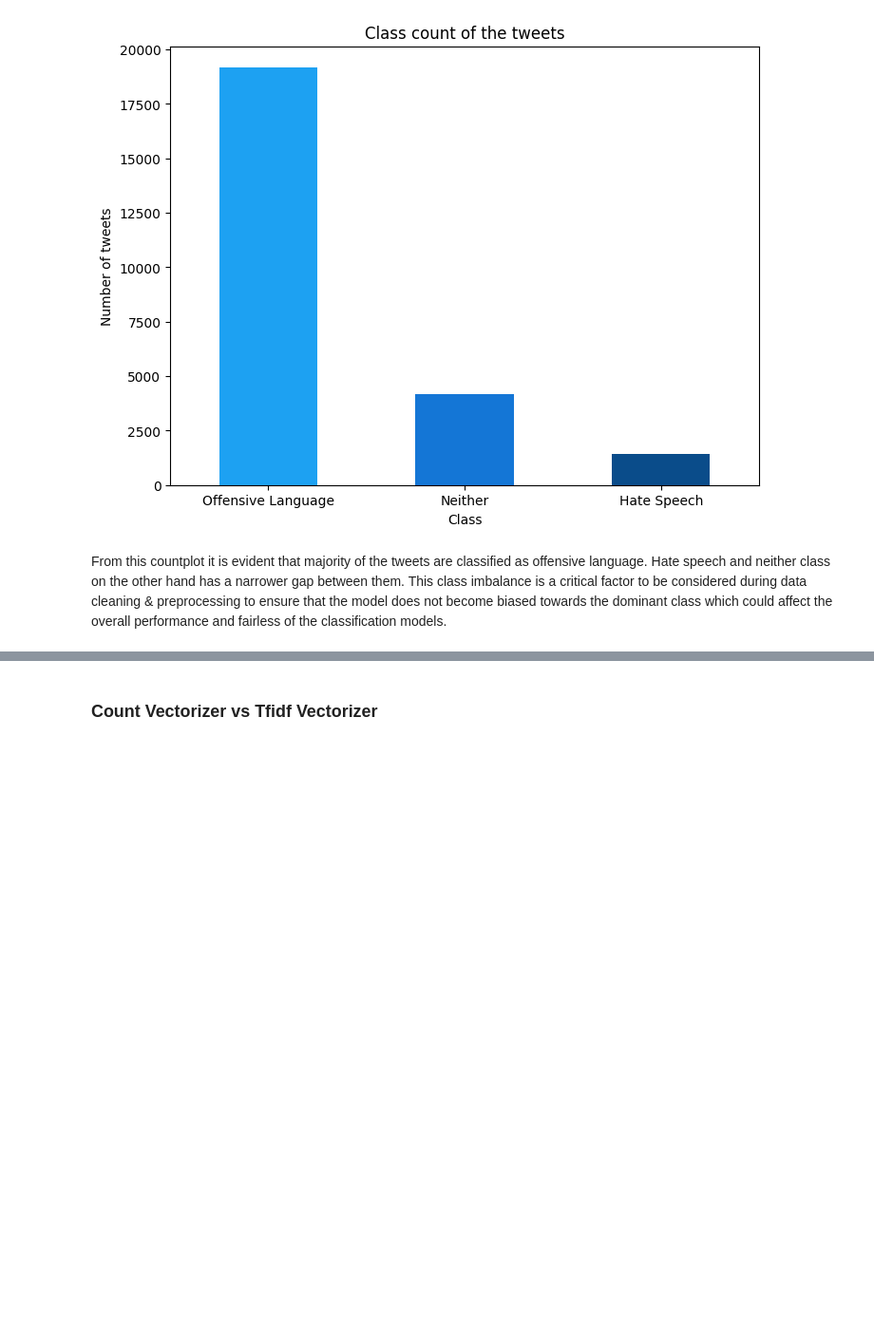
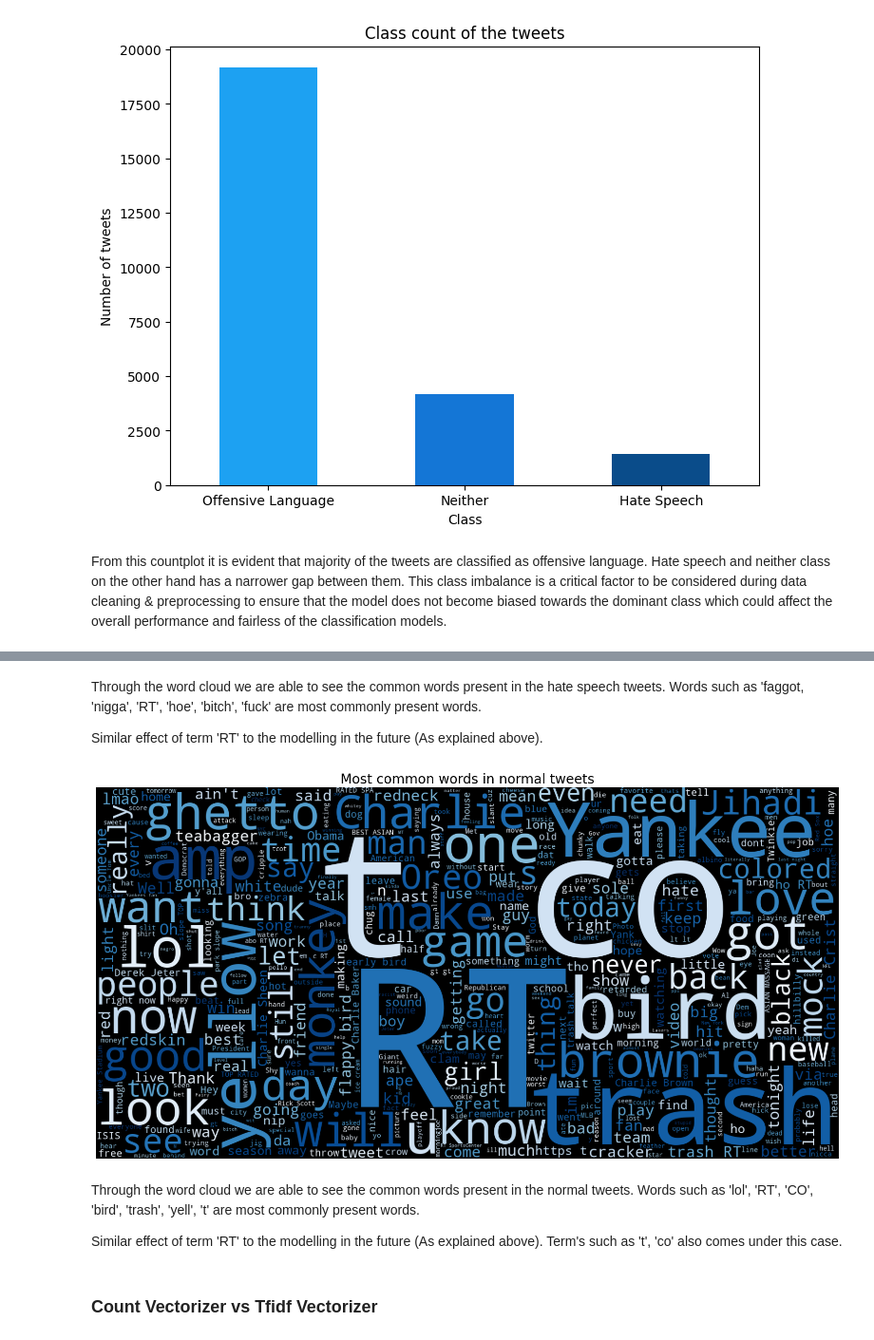
Before and after one commit to RajVarunn/nlp_sentimentanalysis, a Jupyter notebook: raj.ipynb, the cells around one changed output, grey strips where cells are left out. Shown at 95% size. Saved outputs shown, nothing was run; the diff lists cells and outputs as text; code cells hidden in the pictures; blank space fills up the shorter version.

```diff
--- a/raj.ipynb
+++ b/raj.ipynb
@@ -247,3 +285,26 @@ fig.show()
+# %% [markdown]
+Through the word cloud we are able to see the common words present in the hate speech tweets.
+Words such as 'faggot, 'nigga', 'RT', 'hoe', 'bitch', 'fuck' are most commonly present words.
+
+Similar effect of term 'RT' to the modelling in the future (As explained above).
+# %%
+normal_tweets = df[df['labels'] == 'Neither']['tweet']
+
+text = ' '.join(normal_tweets)
+plt.figure(figsize=(20,15), facecolor='None')
+wordcloud = WordCloud(max_words=500, width=1600, height=800, colormap='Blues').generate(text)
+plt.imshow(wordcloud, interpolation='bilinear')
+plt.axis("off")
+plt.title('Most common words in normal tweets', fontsize=20)
+plt.show()
+# %% [output]
+[figure, added]
+# %% [markdown]
+Through the word cloud we are able to see the common words present in the normal tweets.
+Words such as 'lol', 'RT', 'CO', 'bird', 'trash', 'yell', 't' are most commonly present words.
+
+Similar effect of term 'RT' to the modelling in the future (As explained above).
+Term's such as 't', 'co' also comes under this case.
 # %% [markdown]
 ### Count Vectorizer vs Tfidf Vectorizer
 # %% [markdown]
```
Also changed, not shown: parts of 9 cells of this notebook.
